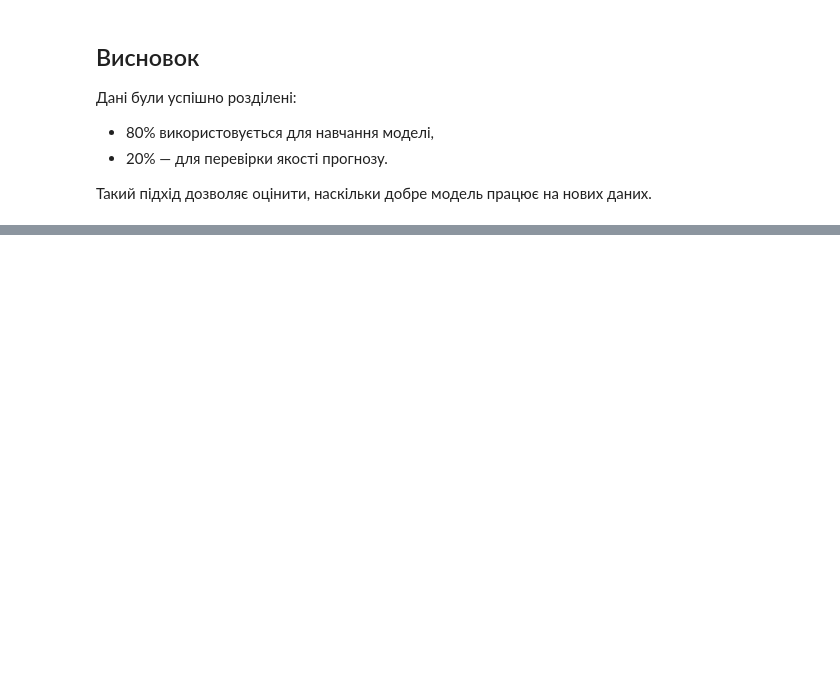
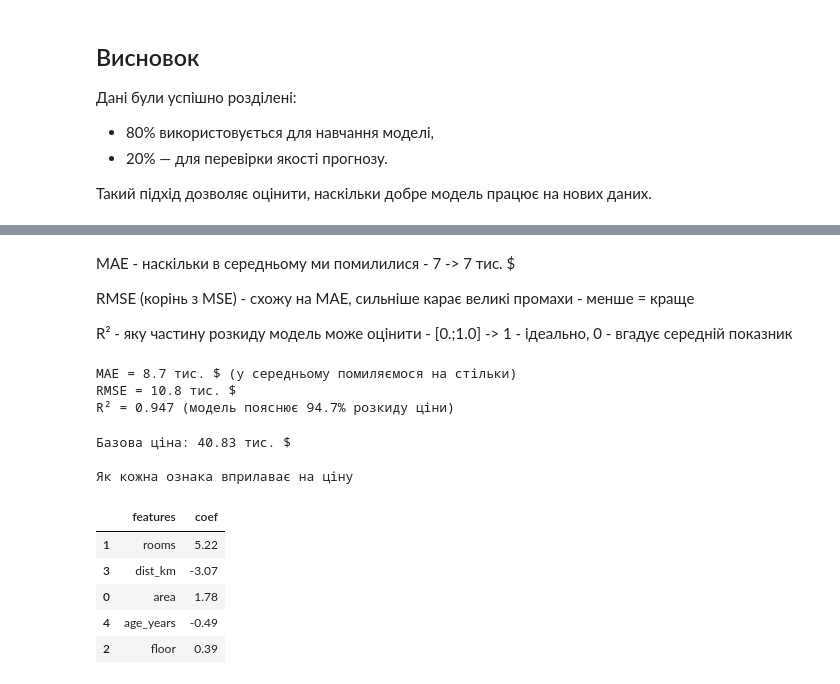
Before and after one commit to DymaStar/DTA_2026, a Jupyter notebook: ML/DimaStar1006_"LinearRegression_DTA".ipynb, the cells around one changed output, grey strips where cells are left out. Cells and saved outputs as stored; diff of their text form; code cells hidden in the pictures; blank space fills up the shorter version.

```diff
--- a/ML/DimaStar1006_"LinearRegression_DTA".ipynb
+++ b/ML/DimaStar1006_"LinearRegression_DTA".ipynb
@@ -220,0 +308,56 @@ print("Тестова вибірка:", X_test.shape[0], "квартир")
+# %% [markdown]
+MAE - наскільки в середньому ми помилилися - 7 -> 7 тис. $
+
+RMSE (корінь з MSE) - схожу на MAE, сильніше карає великі промахи - менше = краще
+
+R² - яку частину розкиду модель може оцінити - [0.;1.0] -> 1 - ідеально, 0 - вгадує середній показник
+# %%
+# ===== Блок 8: коментарі українською =====
+# Імпортуємо бібліотеки для роботи з даними, графіками та машинним навчанням.
+# Оцінюємо якість моделі за допомогою метрик.
+# ===========================================
+
+# R² показує, наскільки добре модель пояснює дані
+from sklearn.metrics import mean_absolute_error, mean_squared_error, r2_score
+
+# MAE — середня абсолютна помилка
+mae = mean_absolute_error(y_test, y_pred)
+
+# mse = mean_squared_error(y_test, y_pred)
+# MSE/RMSE — помилка з урахуванням квадратів відхилень
+rmse = np.sqrt(mean_squared_error(y_test, y_pred))
+
+# R² показує, наскільки добре модель пояснює дані
+r2 = r2_score(y_test, y_pred)
+
+print(f"MAE = {mae:.1f} тис. $ (у середньому помиляємося на стільки)")
+# print(f"MSE = {mse:.1f}")
+print(f"RMSE = {rmse:.1f} тис. $")
+print(f"R² = {r2:.3f} (модель пояснює {r2 * 100:.1f}% розкиду ціни)")
+# %% [output]
+MAE = 8.7 тис. $ (у середньому помиляємося на стільки)
+RMSE = 10.8 тис. $
+R² = 0.947 (модель пояснює 94.7% розкиду ціни)
+# %%
+# ===== Блок 9: коментарі українською =====
+# y — це цільова змінна, яку модель буде прогнозувати.
+# ===========================================
+
+coefs = pd.DataFrame({
+    "features": X.columns,
+    "coef": model.coef_.round(2)
+}).sort_values("coef", key=abs, ascending=False)
+
+print(f"Базова ціна: {model.intercept_:.2F} тис. $\n")
+print("Як кожна ознака вприлаває на ціну")
+coefs
+# %% [output]
+Базова ціна: 40.83 тис. $
+
+Як кожна ознака вприлаває на ціну
+|  | features | coef |
+| 1 | rooms | 5.22 |
+| 3 | dist_km | -3.07 |
+| 0 | area | 1.78 |
+| 4 | age_years | -0.49 |
+| 2 | floor | 0.39 |
```
Also changed, not shown: parts of 11 cells of this notebook.
